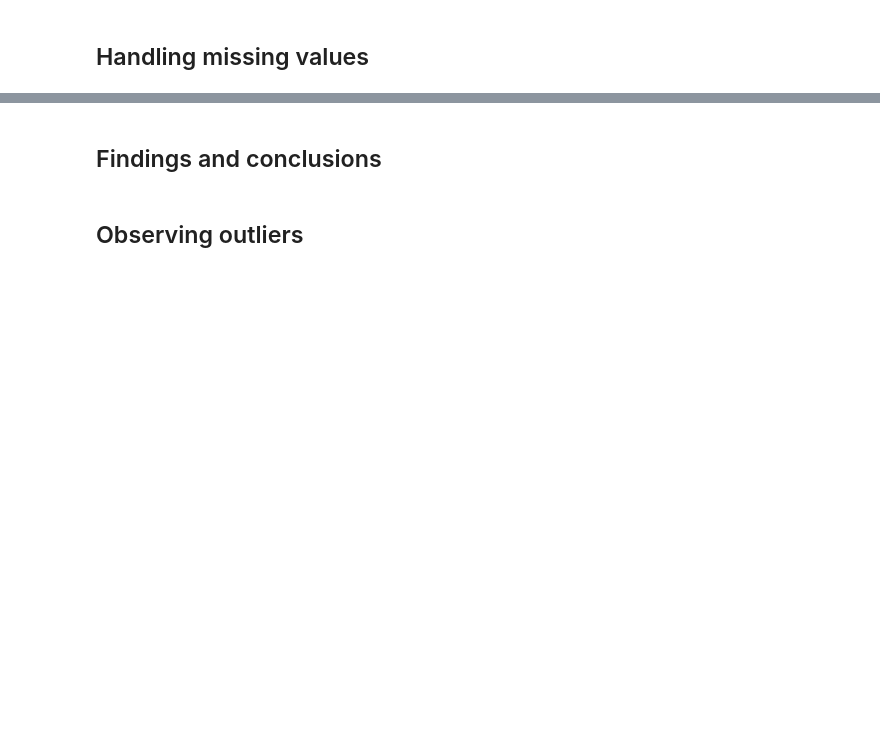
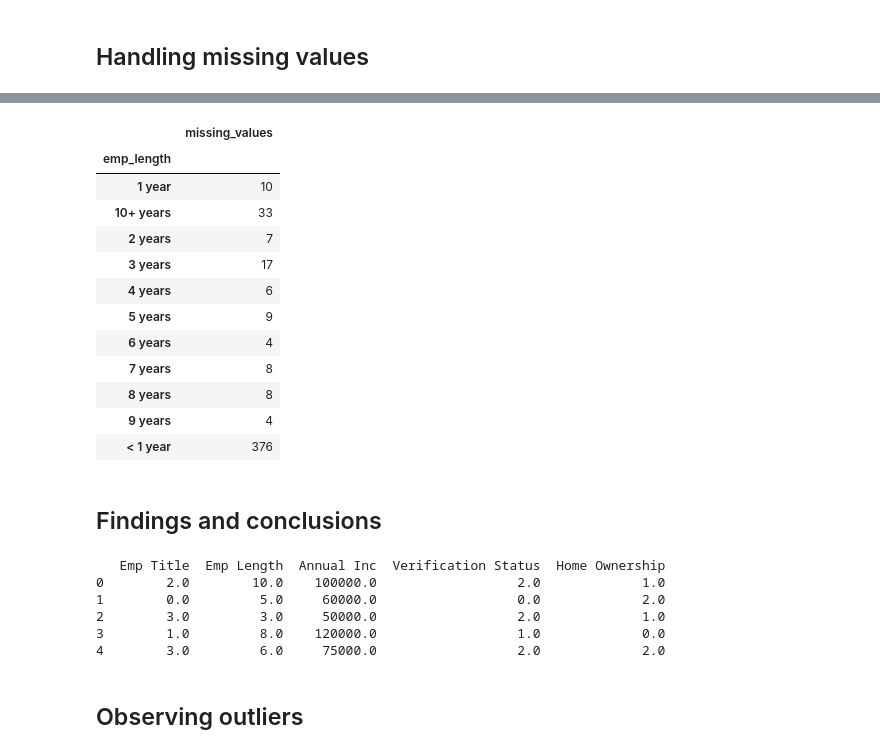
Before and after one commit to yasmeenel3sh/DataEngineeringProject, a Jupyter notebook: M1-template.ipynb, the cells around one changed output, grey strips where cells are left out. Drawn from its saved outputs; the diff is of its cells as text; code cells hidden in the pictures; blank space fills up the shorter version.

```diff
--- a/M1-template.ipynb
+++ b/M1-template.ipynb
@@ -814,5 +971,64 @@ simultaneous_nulls.shape[0]
+# %%
+fintech_indexed.groupby('emp_length')['emp_title'].agg(
+  missing_values=lambda x: x.isnull().sum(),
+)
+# %% [output]
+|  | missing_values |
+| emp_length |  |
+| 1 year | 10 |
+| 10+ years | 33 |
+| 2 years | 7 |
+| 3 years | 17 |
+| 4 years | 6 |
+| 5 years | 9 |
+| 6 years | 4 |
+| 7 years | 8 |
+| 8 years | 8 |
+| 9 years | 4 |
+| < 1 year | 376 |
 # %% [markdown]
 ## Findings and conclusions
+# %%
+import pandas as pd
+from sklearn.impute import KNNImputer
+from sklearn.preprocessing import LabelEncoder
+
+# Sample data preparation
+df = pd.DataFrame({
+    'Emp Title': ['Manager', 'Analyst', None, 'Engineer', None],
+    'Emp Length': [10, 5, 3, 8, 6],
+    'Annual Inc': [100000, 60000, 50000, 120000, 75000],
+    'Verification Status': ['Verified', 'Not Verified', 'Verified', 'Source Verified', 'Verified'],
+    'Home Ownership': ['Own', 'Rent', 'Own', 'Mortgage', 'Rent']
+})
+
+# Encode categorical features for KNN
+label_encoders = {}
+for column in ['Emp Title', 'Verification Status', 'Home Ownership']:
+    le = LabelEncoder()
+    df[column] = le.fit_transform(df[column].astype(str))
+    label_encoders[column] = le
+
+# Select features for KNN
+features = ['Emp Title', 'Emp Length', 'Annual Inc', 'Verification Status', 'Home Ownership']
+
+# Initialize KNNImputer with k=5
+knn_imputer = KNNImputer(n_neighbors=5)
+
+# Perform KNN imputation
+df[features] = knn_imputer.fit_transform(df[features])
+
+# Decode the imputed values for 'Emp Title' back to original labels
+df['Emp Title'] = label_encoders['Emp Title'].inverse_transform(df['Emp Title'].astype(int))
+
+print(df)
+# %% [output]
+   Emp Title  Emp Length  Annual Inc  Verification Status  Home Ownership
+0        2.0        10.0    100000.0                  2.0             1.0
+1        0.0         5.0     60000.0                  0.0             2.0
+2        3.0         3.0     50000.0                  2.0             1.0
+3        1.0         8.0    120000.0                  1.0             0.0
+4        3.0         6.0     75000.0                  2.0             2.0
 # %% [markdown]
 ## Observing outliers
 # %% [markdown]
```
Also changed, not shown: parts of 16 cells of this notebook.
